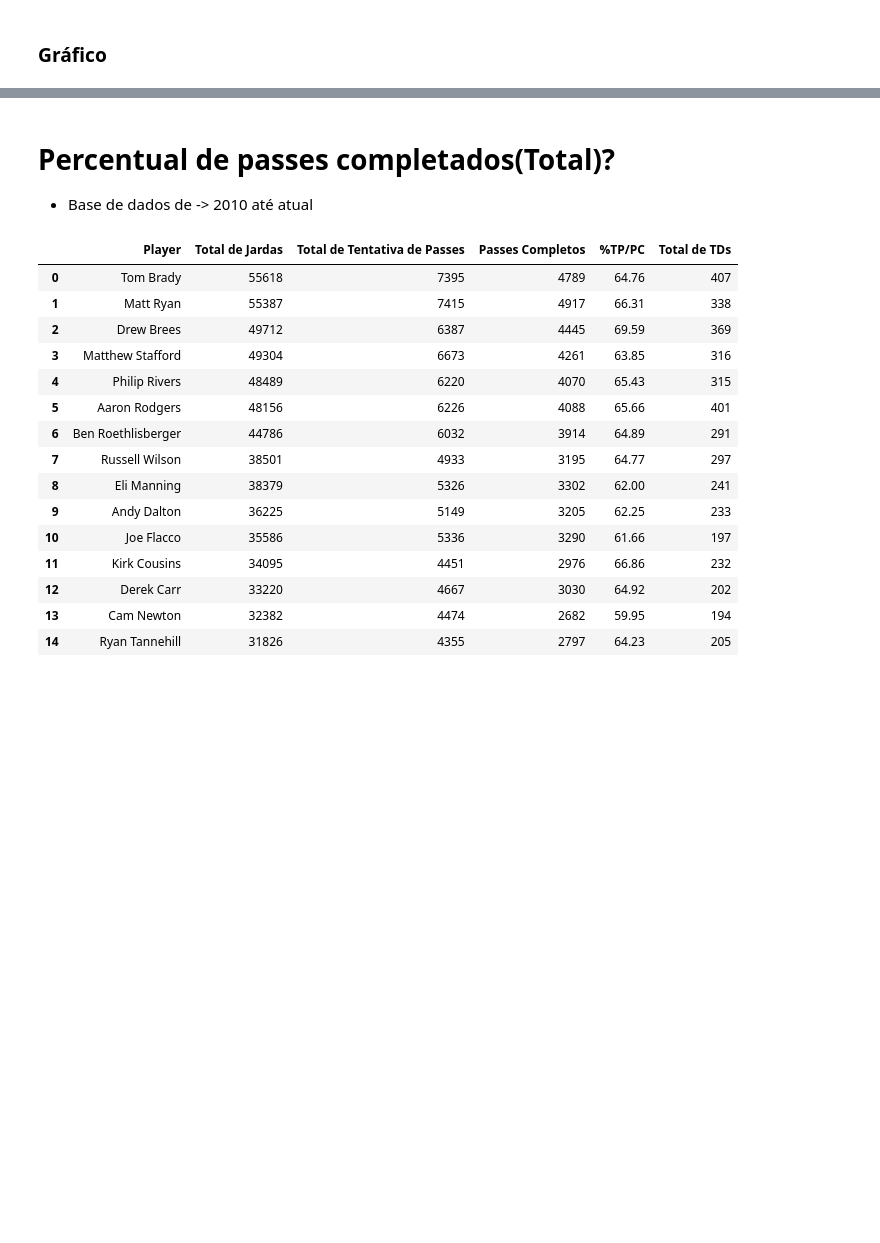
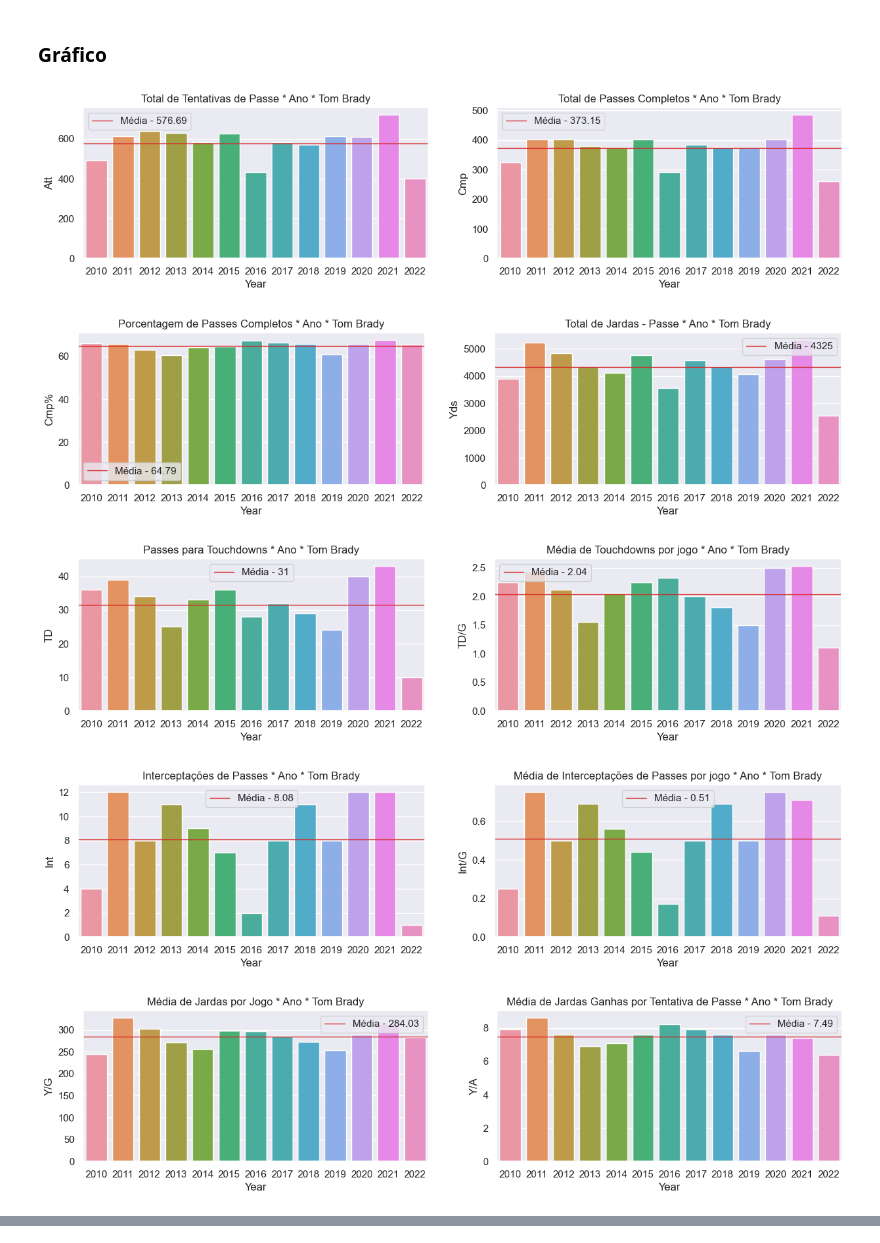
Before and after one commit to Prog-LucasAlves/AED_NFL, a Jupyter notebook: Analysis/Passing/Passing_Player.ipynb, the cells around one changed output, grey strips where cells are left out. Saved outputs shown, nothing was run; the diff lists cells and outputs as text; code cells hidden in the pictures; blank space fills up the shorter version.

```diff
--- a/Analysis/Passing/Passing_Player.ipynb
+++ b/Analysis/Passing/Passing_Player.ipynb
@@ -41,6 +50,6 @@ data[data['Player'].str.contains('Dak', regex=True)].head()
 # %%
-# Criando o filtro com o nome do jogador escolhido
-jogador = 'Dak Prescott'
+# Criando o filtro com o nome do jogador escolhido - Digite um dos nome acima
+jogador = 'Tom Brady'
 
 # Filtrando na base de dados pelo jogador escolhido e salvando em um novo DataFrame
 data_escolha = data[data['Player'] == jogador]
@@ -62,77 +71,83 @@ figura7, (ax13, ax14) = plt.subplots(1, 2, figsize=(15,3))
 
 # Primeiro bloco de gráficos
 sns.barplot(x=data_escolha['Year'], y=data_escolha['Att'], ax=ax1, data=data_escolha)
-ax1.axhline(data_escolha['Att'].mean(), label=f"Média - {round(data_escolha['Att'].mean(),2)}", linewidth=3, color='#d62728')
+ax1.axhline(data_escolha['Att'].mean(), label=f"Média - {round(data_escolha['Att'].mean(),2)}", linewidth=1, color='#d62728')
 ax1.legend()
 ax1.set_title(f'Total de Tentativas de Passe * Ano * {jogador}')
 
 sns.barplot(x=data_escolha['Year'], y=data['Cmp'], ax=ax2, data=data_escolha)
-ax2.axhline(data_escolha['Cmp'].mean(), label=f"Média - {round(data_escolha['Cmp'].mean(),2)}", linewidth=3, color='#d62728')
+ax2.axhline(data_escolha['Cmp'].mean(), label=f"Média - {round(data_escolha['Cmp'].mean(),2)}", linewidth=1, color='#d62728')
 ax2.legend()
 ax2.set_title(f'Total de Passes Completos * Ano * {jogador}')
 
 # Segundo bloco de gráficos
 sns.barplot(x=data_escolha['Year'], y=data_escolha['Cmp%'], ax=ax3, data=data_escolha)
-ax3.axhline(data_escolha['Cmp%'].mean(), label=f"Média - {round(data_escolha['Cmp%'].mean(),2)}", linewidth=3, color='#d62728')
+ax3.axhline(data_escolha['Cmp%'].mean(), label=f"Média - {round(data_escolha['Cmp%'].mean(),2)}", linewidth=1, color='#d62728')
 ax3.legend()
 ax3.set_title(f'Porcentagem de Passes Completos * Ano * {jogador}')
 
 sns.barplot(x=data_escolha['Year'], y=data_escolha['Yds'], ax=ax4, data=data_escolha)
-ax4.axhline(data_escolha['Yds'].mean(), label=f"Média - {round(data_escolha['Yds'].mean(),)}", linewidth=3, color='#d62728')
+ax4.axhline(data_escolha['Yds'].mean(), label=f"Média - {round(data_escolha['Yds'].mean(),)}", linewidth=1, color='#d62728')
 ax4.legend()
 ax4.set_title(f'Total de Jardas - Passe * Ano * {jogador}')
 
 # Terceiro bloco de gráficos
 sns.barplot(x=data_escolha['Year'], y=data_escolha['TD'], ax=ax5, data=data_escolha)
-ax5.axhline(data_escolha['TD'].mean(), label=f"Média - {round(data_escolha['TD'].mean(),)}", linewidth=3, color='#d62728')
+ax5.axhline(data_escolha['TD'].mean(), label=f"Média - {round(data_escolha['TD'].mean(),)}", linewidth=1, color='#d62728')
 ax5.legend()
 ax5.set_title(f'Passes para Touchdowns * Ano * {jogador}')
 
 sns.barplot(x=data_escolha['Year'], y=data_escolha['TD/G'], ax=ax6, data=data_escolha)
-ax6.axhline(data_escolha['TD/G'].mean(), label=f"Média - {round(data_escolha['TD/G'].mean(),2)}", linewidth=3, color='#d62728')
+ax6.axhline(data_escolha['TD/G'].mean(), label=f"Média - {round(data_escolha['TD/G'].mean(),2)}", linewidth=1, color='#d62728')
 ax6.legend()
 ax6.set_title(f'Média de Touchdowns por jogo * Ano * {jogador}')
 
 # Quarto bloco de gráficos
 sns.barplot(x=data_escolha['Year'], y=data_escolha['Int'], ax=ax7, data=data_escolha)
-ax7.axhline(data_escolha['Int'].mean(), label=f"Média - {round(data_escolha['Int'].mean(),2)}", linewidth=3, color='#d62728')
+ax7.axhline(data_escolha['Int'].mean(), label=f"Média - {round(data_escolha['Int'].mean(),2)}", linewidth=1, color='#d62728')
 ax7.legend()
 ax7.set_title(f'Interceptações de Passes * Ano * {jogador}')
 
 sns.barplot(x=data_escolha['Year'], y=data_escolha['Int/G'], ax=ax8, data=data_escolha)
-ax8.axhline(data_escolha['Int/G'].mean(), label=f"Média - {round(data_escolha['Int/G'].mean(),2)}", linewidth=3, color='#d62728')
+ax8.axhline(data_escolha['Int/G'].mean(), label=f"Média - {round(data_escolha['Int/G'].mean(),2)}", linewidth=1, color='#d62728')
 ax8.legend()
 ax8.set_title(f'Média de Interceptações de Passes por jogo * Ano * {jogador}')
 
 # Quinto bloco de gráficos
 sns.barplot(x=data_escolha['Year'], y=data_escolha['Y/G'], ax=ax9, data=data_escolha)
-ax9.axhline(data_escolha['Y/G'].mean(), label=f"Média - {round(data_escolha['Y/G'].mean(),2)}", linewidth=3, color='#d62728')
+ax9.axhline(data_escolha['Y/G'].mean(), label=f"Média - {round(data_escolha['Y/G'].mean(),2)}", linewidth=1, color='#d62728')
 ax9.legend()
 ax9.set_title(f'Média de Jardas por Jogo * Ano * {jogador}')
 
 sns.barplot(x=data_escolha['Year'], y=data_escolha['Y/A'], ax=ax10, data=data_escolha)
-ax10.axhline(data_escolha['Y/A'].mean(), label=f"Média - {round(data_escolha['Y/A'].mean(),2)}", linewidth=3, color='#d62728')
+ax10.axhline(data_escolha['Y/A'].mean(), label=f"Média - {round(data_escolha['Y/A'].mean(),2)}", linewidth=1, color='#d62728')
 ax10.legend()
 ax10.set_title(f'Média de Jardas Ganhas por Tentativa de Passe * Ano * {jogador}')
 
 # Sexto bloco de gráficos
 sns.barplot(x=data_escolha['Year'], y=data_escolha['Sk'], ax=ax11, data=data_escolha)
-ax11.axhline(data_escolha['Sk'].mean(), label=f"Média - {round(data_escolha['Sk'].mean(),2)}", linewidth=3, color='#d62728')
+ax11.axhline(data_escolha['Sk'].mean(), label=f"Média - {round(data_escolha['Sk'].mean(),2)}", linewidth=1, color='#d62728')
 ax11.legend()
 ax11.set_title(f'Quantidade de Sacks * Ano * {jogador}')
 
 sns.barplot(x=data_escolha['Year'], y=data_escolha['Sk/G'], ax=ax12, data=data_escolha)
-ax12.axhline(data_escolha['Sk/G'].mean(), label=f"Média - {round(data_escolha['Sk/G'].mean(),2)}", linewidth=3, color='#d62728')
+ax12.axhline(data_escolha['Sk/G'].mean(), label=f"Média - {round(data_escolha['Sk/G'].mean(),2)}", linewidth=1, color='#d62728')
 ax12.legend()
 ax12.set_title(f'Média de Sacks por Jogo * Ano * {jogador}')
 
 # Setimo bloco de gráficos
 sns.barplot(x=data_escolha['Year'], y=data_escolha['SYds'], ax=ax13, data=data_escolha)
-ax13.axhline(data_escolha['SYds'].mean(), label=f"Média - {round(data_escolha['SYds'].mean(),2)}", linewidth=3, color='#d62728')
+ax13.axhline(data_escolha['SYds'].mean(), label=f"Média - {round(data_escolha['SYds'].mean(),2)}", linewidth=1, color='#d62728')
 ax13.legend()
 ax13.set_title(f'Jardas Perdidas por Sacks * Ano * {jogador}')
 
 sns.barplot(x=data_escolha['Year'], y=data_escolha['SYds/G'], ax=ax14, data=data_escolha)
-ax14.axhline(data_escolha['SYds/G'].mean(), label=f"Média - {round(data_escolha['SYds/G'].mean(),2)}", linewidth=3, color='#d62728')
+ax14.axhline(data_escolha['SYds/G'].mean(), label=f"Média - {round(data_escolha['SYds/G'].mean(),2)}", linewidth=1, color='#d62728')
 ax14.legend()
 ax14.set_title(f'Média de Jardas Perdidas por Sack por Jogo * Ano * {jogador}');
+# %% [output]
+[figure, added]
+[figure, added]
+[figure, added]
+[figure, added]
+[figure, added]
@@ -139,35 +155,0 @@ ax14.set_title(f'Média de Jardas Perdidas por Sack por Jogo * Ano * {jogador}')
-# %% [markdown]
-# Percentual de passes completados(Total)?
-
-- Base de dados de -> 2010 até atual
-# %%
-df_dados = data.groupby(['Player'])[['Yds','Att','Cmp','TD']].agg(['sum']) #.rename(columns={'sum':'Total de Jardas - 2009|2022','sum':'Total de TD - 2009|2022'})
-df_dados.columns = df_dados.columns.get_level_values(0)
-df_dados.rename(columns={'Yds':'Total de Jardas',
-                        'Att':'Total de Tentativa de Passes',
-                        'Cmp':'Passes Completos',
-                        'TD':'Total de TDs'}, inplace=True)
-df_dados_yds = df_dados.sort_values('Total de Jardas', ascending=False).reset_index()
-df_dados_yds['%TP/PC'] = round(df_dados_yds['Passes Completos'] / df_dados_yds['Total de Tentativa de Passes'] * 100,2)
-
-
-df_dados_yds = df_dados_yds[['Player','Total de Jardas','Total de Tentativa de Passes','Passes Completos','%TP/PC','Total de TDs']].head(15)
-
-df_dados_yds
-# %% [output]
-|  | Player | Total de Jardas | Total de Tentativa de Passes | Passes Completos | %TP/PC | Total de TDs |
-| 0 | Tom Brady | 55618 | 7395 | 4789 | 64.76 | 407 |
-| 1 | Matt Ryan | 55387 | 7415 | 4917 | 66.31 | 338 |
-| 2 | Drew Brees | 49712 | 6387 | 4445 | 69.59 | 369 |
-| 3 | Matthew Stafford | 49304 | 6673 | 4261 | 63.85 | 316 |
-| 4 | Philip Rivers | 48489 | 6220 | 4070 | 65.43 | 315 |
-| 5 | Aaron Rodgers | 48156 | 6226 | 4088 | 65.66 | 401 |
-| 6 | Ben Roethlisberger | 44786 | 6032 | 3914 | 64.89 | 291 |
-| 7 | Russell Wilson | 38501 | 4933 | 3195 | 64.77 | 297 |
-| 8 | Eli Manning | 38379 | 5326 | 3302 | 62.00 | 241 |
-| 9 | Andy Dalton | 36225 | 5149 | 3205 | 62.25 | 233 |
-| 10 | Joe Flacco | 35586 | 5336 | 3290 | 61.66 | 197 |
-| 11 | Kirk Cousins | 34095 | 4451 | 2976 | 66.86 | 232 |
-| 12 | Derek Carr | 33220 | 4667 | 3030 | 64.92 | 202 |
-| 13 | Cam Newton | 32382 | 4474 | 2682 | 59.95 | 194 |
-| 14 | Ryan Tannehill | 31826 | 4355 | 2797 | 64.23 | 205 |
```
Also changed, not shown: parts of 11 cells of this notebook, 3 other files.
